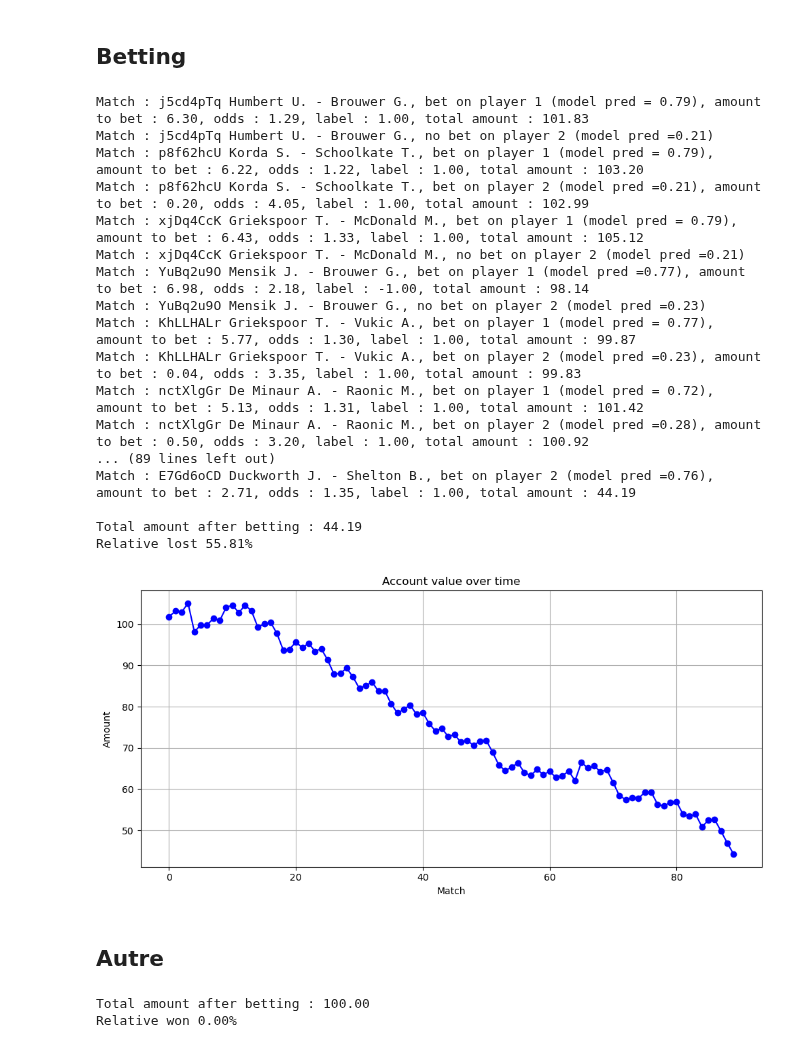
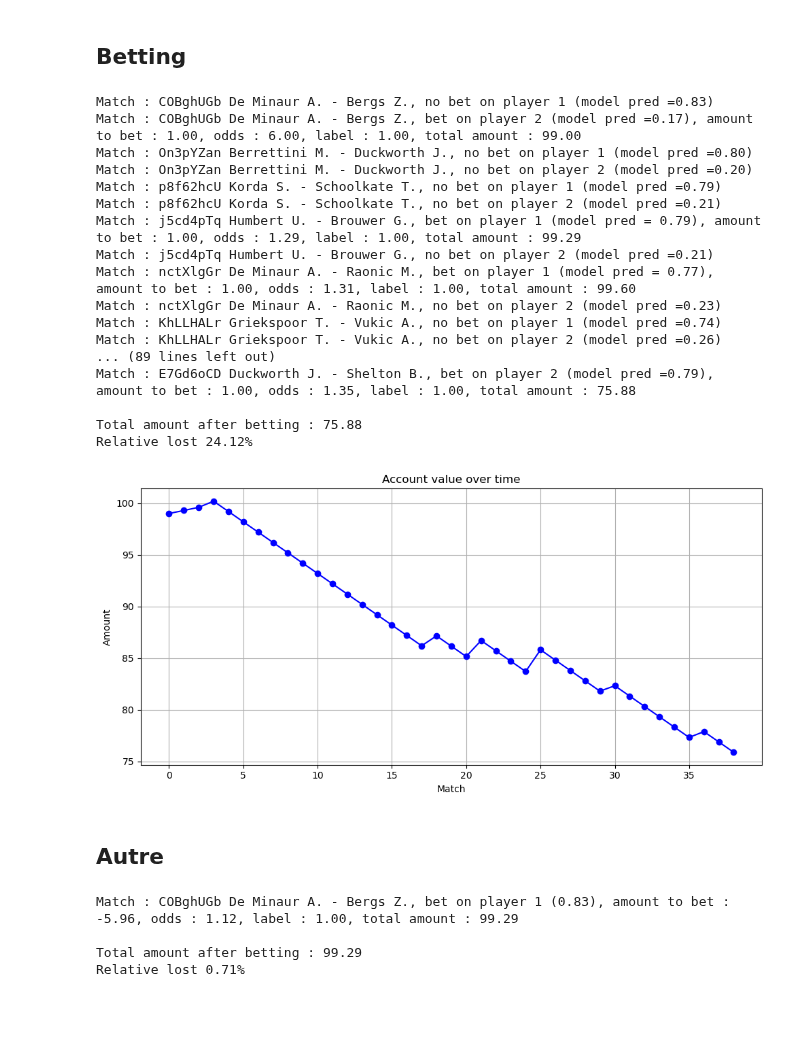
Before and after one commit to mathias-grau/betbot_tennis, a Jupyter notebook: tennis/model.ipynb, the cells around one changed output. Drawn from its saved outputs; the diff is of its cells as text; code cells hidden in the pictures; blank space fills up the shorter version.

```diff
--- a/tennis/model.ipynb
+++ b/tennis/model.ipynb
@@ -94,14 +94,14 @@ tournaments = [
                                           'past-us-open-2023-atp-singles', ###
                                           'past-chengdu-2023-atp-singles',
                                           'past-zhuhai-2023-atp-singles', ###
-                                        #   'past-tokyo-2023-atp-singles',
-                                        #   'past-beijing-2023-atp-singles', ###
-                                        #   'past-shanghai-2023-atp-singles',
-                                        #   'past-stockholm-2023-atp-singles',
-                                        #   'past-antwerp-2023-atp-singles', ###
-                                        #   'past-vienna-2023-atp-singles',
-                                        #   'past-basel-2023-atp-singles',
-                                        #   'past-paris-2023-atp-singles',
+                                          'past-tokyo-2023-atp-singles',
+                                          'past-beijing-2023-atp-singles', ###
+                                          'past-shanghai-2023-atp-singles',
+                                          'past-stockholm-2023-atp-singles',
+                                          'past-antwerp-2023-atp-singles', ###
+                                          'past-vienna-2023-atp-singles',
+                                          'past-basel-2023-atp-singles',
+                                          'past-paris-2023-atp-singles',
                                         #   'past-metz-2023-atp-singles',
                                         #   'past-finals-turin-2023-atp-singles',
                                      ]
@@ -942,8 +926,8 @@ RESET = '\033[0m'
 
 
 # Kelly criterion
-def kelly_criterion(odds, prob, safe=0.1):
-    return (prob - (1- prob)/(odds))*safe
+def kelly_criterion(odds, prob, safe=1):
+    return (prob - ((1- prob)/(odds-1)))*safe
 
 test = df.copy()
 test['prob_player1'] = (1+test['predictions'])/2
@@ -962,6 +946,7 @@ for i, row in test.iterrows():
     if row['kelly_criterion_player1'] > 0 :
         # betting on player 1
         bet = amount * row['kelly_criterion_player1']
+        bet = 1
         # win or lose
         if row['labels'] == 1:
             amount += bet * (row['odds_1']-1)
@@ -975,50 +960,51 @@ for i, row in test.iterrows():
     if row['kelly_criterion_player2'] > 0 :
         # betting on player 2
         bet = amount * row['kelly_criterion_player2']
+        bet = 1
         # win or lose
         if row['labels'] == -1:
             amount += bet * (row['odds_2']-1)
             print(f"{GREEN}Match : {row['match_id']} {player1} - {player2}, bet on player 2 (model pred ={row['prob_player2']:.2f}), amount to bet : {bet:.2f}, odds : {row['odds_2']:.2f}, label : {row['labels']:.2f}, total amount : {amount:.2f}{RESET}")
         else:
             amount -= bet
             print(f"{RED}Match : {row['match_id']} {player1} - {player2}, bet on player 2 (model pred ={row['prob_player2']:.2f}), amount to bet : {bet:.2f}, odds : {row['odds_2']:.2f}, label : {row['labels']:.2f}, total amount : {amount:.2f}{RESET}")
         account_values.append(amount)
     else :
         print(f"Match : {row['match_id']} {player1} - {player2}, no bet on player 2 (model pred ={row['prob_player2']:.2f})")
 print(f"\nTotal amount after betting : {amount:.2f}")
 if amount > INIT_AMOUNT:
     print(f"{GREEN}Relative won {(amount-INIT_AMOUNT)/INIT_AMOUNT*100:.2f}%{RESET}")
 else:
     print(f"{RED}Relative lost {(INIT_AMOUNT-amount)/INIT_AMOUNT*100:.2f}%{RESET}")
 
 plt.figure(figsize=(10, 5))
 plt.plot(account_values, label='Account value', color='blue', marker='o')
 plt.xlabel('Match')
 plt.ylabel('Amount')
 plt.title('Account value over time')
 plt.grid()
 plt.tight_layout()
 plt.show()
 # print the results of the strategy
 # %% [output]
-Match : j5cd4pTq Humbert U. - Brouwer G., bet on player 1 (model pred = 0.79), amount to bet : 6.30, odds : 1.29, label : 1.00, total amount : 101.83
+Match : COBghUGb De Minaur A. - Bergs Z., no bet on player 1 (model pred =0.83)
+Match : COBghUGb De Minaur A. - Bergs Z., bet on player 2 (model pred =0.17), amount to bet : 1.00, odds : 6.00, label : 1.00, total amount : 99.00
+Match : On3pYZan Berrettini M. - Duckworth J., no bet on player 1 (model pred =0.80)
+Match : On3pYZan Berrettini M. - Duckworth J., no bet on player 2 (model pred =0.20)
+Match : p8f62hcU Korda S. - Schoolkate T., no bet on player 1 (model pred =0.79)
+Match : p8f62hcU Korda S. - Schoolkate T., no bet on player 2 (model pred =0.21)
+Match : j5cd4pTq Humbert U. - Brouwer G., bet on player 1 (model pred = 0.79), amount to bet : 1.00, odds : 1.29, label : 1.00, total amount : 99.29
 Match : j5cd4pTq Humbert U. - Brouwer G., no bet on player 2 (model pred =0.21)
-Match : p8f62hcU Korda S. - Schoolkate T., bet on player 1 (model pred = 0.79), amount to bet : 6.22, odds : 1.22, label : 1.00, total amount : 103.20
-Match : p8f62hcU Korda S. - Schoolkate T., bet on player 2 (model pred =0.21), amount to bet : 0.20, odds : 4.05, label : 1.00, total amount : 102.99
-Match : xjDq4CcK Griekspoor T. - McDonald M., bet on player 1 (model pred = 0.79), amount to bet : 6.43, odds : 1.33, label : 1.00, total amount : 105.12
-Match : xjDq4CcK Griekspoor T. - McDonald M., no bet on player 2 (model pred =0.21)
-Match : YuBq2u9O Mensik J. - Brouwer G., bet on player 1 (model pred =0.77), amount to bet : 6.98, odds : 2.18, label : -1.00, total amount : 98.14
-Match : YuBq2u9O Mensik J. - Brouwer G., no bet on player 2 (model pred =0.23)
-Match : KhLLHALr Griekspoor T. - Vukic A., bet on player 1 (model pred = 0.77), amount to bet : 5.77, odds : 1.30, label : 1.00, total amount : 99.87
-Match : KhLLHALr Griekspoor T. - Vukic A., bet on player 2 (model pred =0.23), amount to bet : 0.04, odds : 3.35, label : 1.00, total amount : 99.83
-Match : nctXlgGr De Minaur A. - Raonic M., bet on player 1 (model pred = 0.72), amount to bet : 5.13, odds : 1.31, label : 1.00, total amount : 101.42
-Match : nctXlgGr De Minaur A. - Raonic M., bet on player 2 (model pred =0.28), amount to bet : 0.50, odds : 3.20, label : 1.00, total amount : 100.92
+Match : nctXlgGr De Minaur A. - Raonic M., bet on player 1 (model pred = 0.77), amount to bet : 1.00, odds : 1.31, label : 1.00, total amount : 99.60
+Match : nctXlgGr De Minaur A. - Raonic M., no bet on player 2 (model pred =0.23)
+Match : KhLLHALr Griekspoor T. - Vukic A., no bet on player 1 (model pred =0.74)
+Match : KhLLHALr Griekspoor T. - Vukic A., no bet on player 2 (model pred =0.26)
 ... (89 lines left out)
-Match : E7Gd6oCD Duckworth J. - Shelton B., bet on player 2 (model pred =0.76), amount to bet : 2.71, odds : 1.35, label : 1.00, total amount : 44.19
+Match : E7Gd6oCD Duckworth J. - Shelton B., bet on player 2 (model pred =0.79), amount to bet : 1.00, odds : 1.35, label : 1.00, total amount : 75.88
 
-Total amount after betting : 44.19
-Relative lost 55.81%
+Total amount after betting : 75.88
+Relative lost 24.12%
-[figure, old version]
+[figure, new version]
 # %% [markdown]
 ## Autre
 # %%
@@ -1067,5 +1053,7 @@ if total_amount >= INIT_AMOUNT:
 else:
     print(f"{RED}Relative lost {(INIT_AMOUNT-total_amount)/INIT_AMOUNT*100:.2f}%{RESET}")
 # %% [output]
-Total amount after betting : 100.00
-Relative won 0.00%
+Match : COBghUGb De Minaur A. - Bergs Z., bet on player 1 (0.83), amount to bet : -5.96, odds : 1.12, label : 1.00, total amount : 99.29
+
+Total amount after betting : 99.29
+Relative lost 0.71%
```
Also changed, not shown: parts of 7 cells of this notebook, 13 other files.
